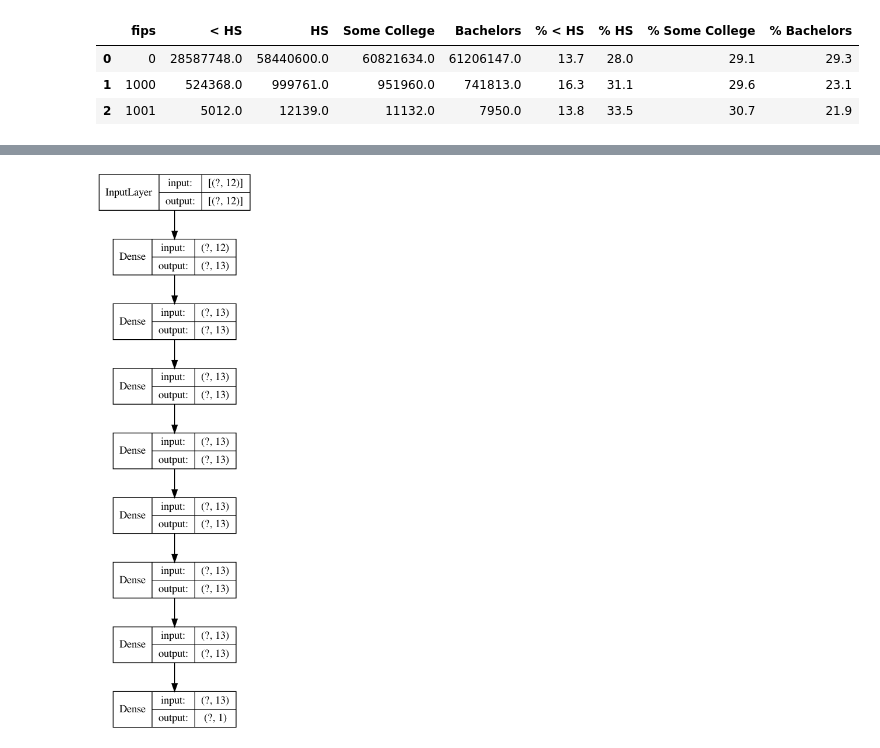
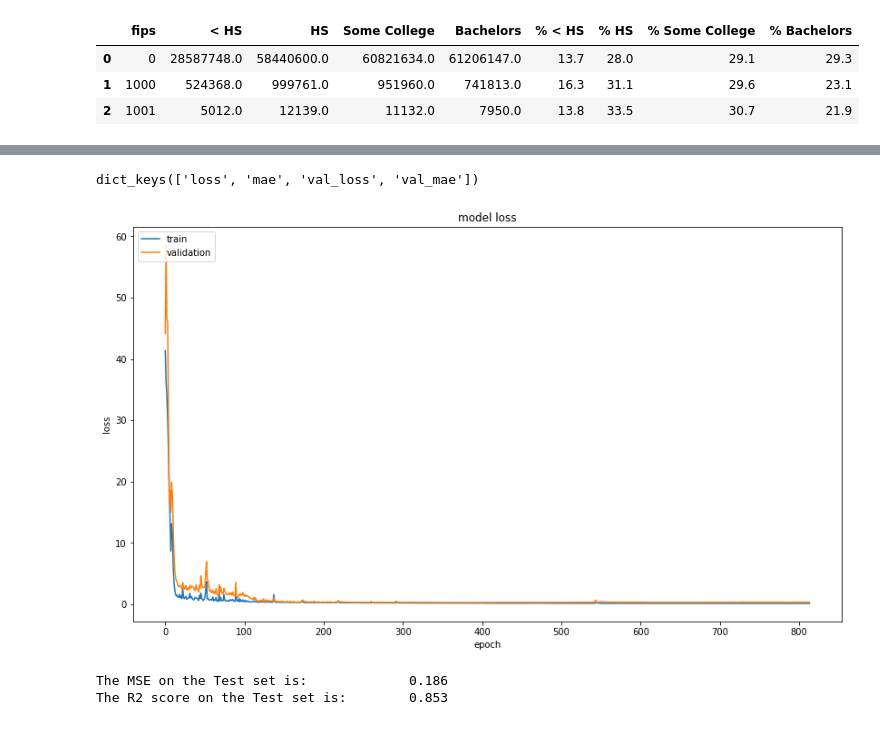
Before and after one commit to CS254-ML-FinalProject/Final-Project, a Jupyter notebook: CNN.ipynb, the cells around one changed output, grey strips where cells are left out. Saved outputs shown, nothing was run; the diff lists cells and outputs as text; code cells hidden in the pictures.

```diff
--- a/CNN.ipynb
+++ b/CNN.ipynb
@@ -253,12 +243,24 @@ The R2 score on the Test set is:        0.844
-# %%
-plot_model(
-    model,
-    to_file="model.png",
-    show_shapes=True,
-    show_layer_names=False,
-    rankdir="TB",
-    expand_nested=False,
-    dpi=96,
-)
-# %% [output]
-[figure, removed]
+# %%
+print(history.history.keys())
+# "Loss"
+fig, ax = plt.subplots(figsize=[14,8])
+plt.plot(history.history['loss'])
+plt.plot(history.history['val_loss'])
+plt.title('model loss')
+plt.ylabel('loss')
+plt.xlabel('epoch')
+plt.legend(['train', 'validation'], loc='upper left')
+plt.show()
+
+ytrain_pred = model.predict(xtrain)
+ytest_pred = model.predict(xtest)
+
+# Calculates and prints r2 score of training and testing data
+# print("The R2 score on the Train set is:\t{:0.3f}".format(r2_score(ytrain, ytrain_pred)))
+print("The MSE on the Test set is:\t\t{:0.3f}".format(evals[0]))
+print("The R2 score on the Test set is:\t{:0.3f}".format(r2_score(ytest, ytest_pred)))
+# %% [output]
+dict_keys(['loss', 'mae', 'val_loss', 'val_mae'])
+[figure, added]
+The MSE on the Test set is:             0.186
+The R2 score on the Test set is:        0.853
```
Also changed, not shown: parts of 11 cells of this notebook.
